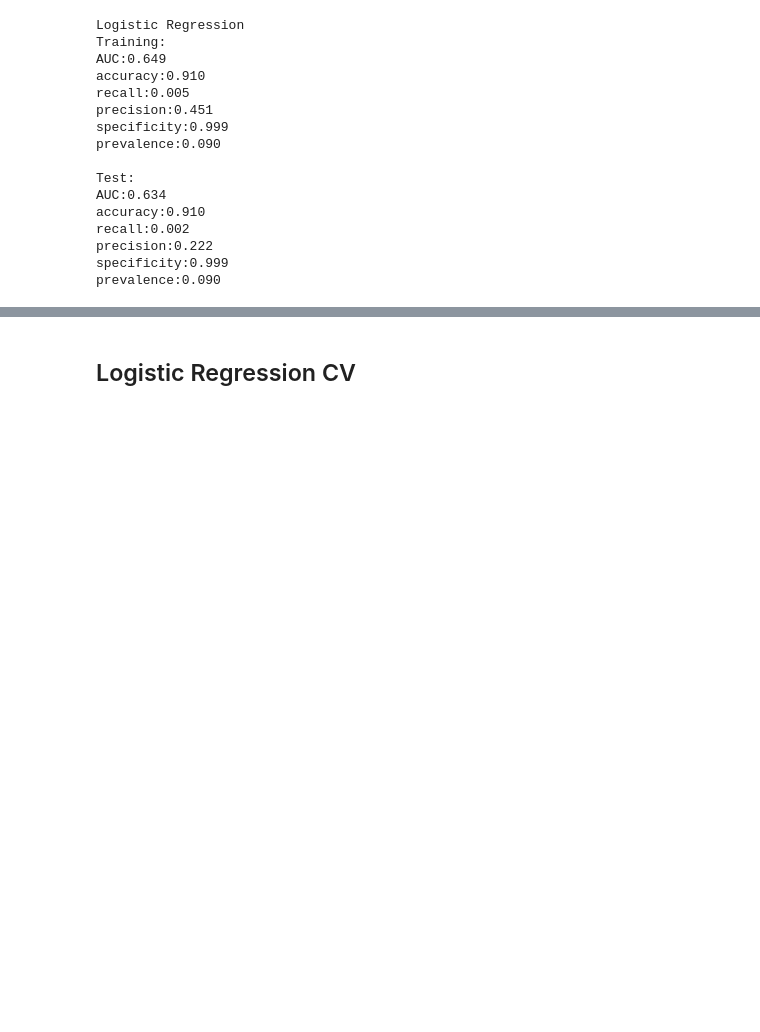
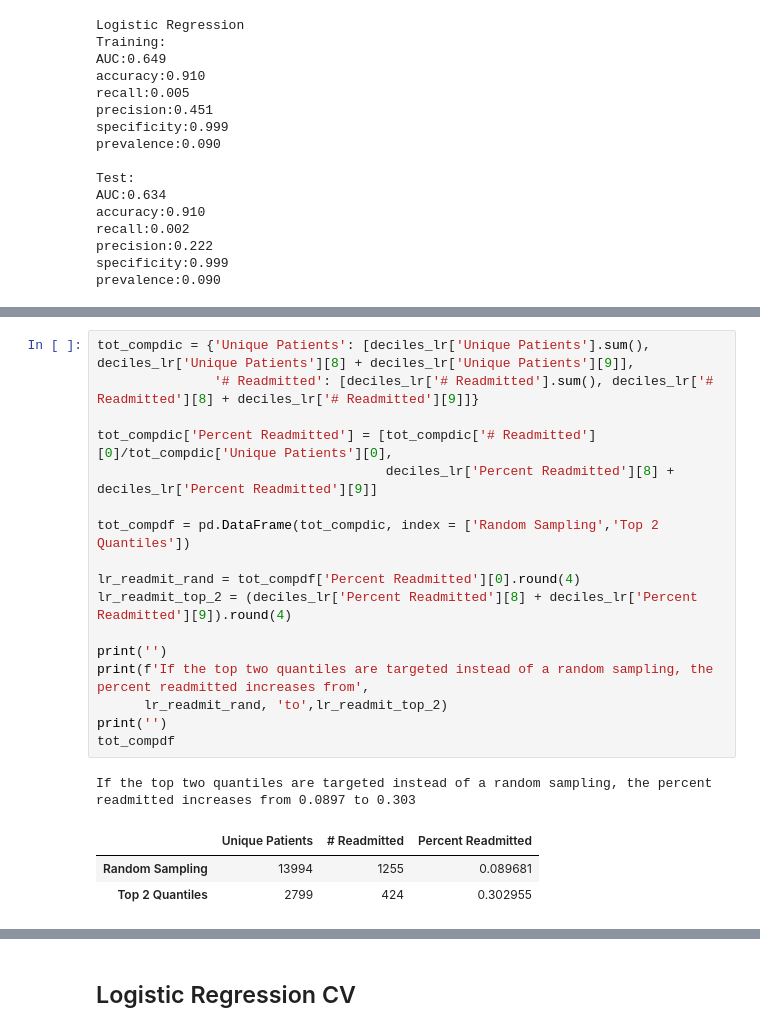
Before and after one commit to sagarwala12/HRRP, a Jupyter notebook: matt/Feature Engineering.ipynb, the cells around one changed output, grey strips where cells are left out. Drawn from its saved outputs; the diff is of its cells as text; blank space fills up the shorter version.

```diff
--- a/matt/Feature Engineering.ipynb
+++ b/matt/Feature Engineering.ipynb
@@ -455,0 +484,22 @@ prevalence:0.090
+# %%
+tot_compdic = {'Unique Patients': [deciles_lr['Unique Patients'].sum(), deciles_lr['Unique Patients'][8] + deciles_lr['Unique Patients'][9]],
+               '# Readmitted': [deciles_lr['# Readmitted'].sum(), deciles_lr['# Readmitted'][8] + deciles_lr['# Readmitted'][9]]}
+
+tot_compdic['Percent Readmitted'] = [tot_compdic['# Readmitted'][0]/tot_compdic['Unique Patients'][0],
+                                     deciles_lr['Percent Readmitted'][8] + deciles_lr['Percent Readmitted'][9]]
+
+tot_compdf = pd.DataFrame(tot_compdic, index = ['Random Sampling','Top 2 Quantiles'])
+
+lr_readmit_rand = tot_compdf['Percent Readmitted'][0].round(4)
+lr_readmit_top_2 = (deciles_lr['Percent Readmitted'][8] + deciles_lr['Percent Readmitted'][9]).round(4)
+
+print('')
+print(f'If the top two quantiles are targeted instead of a random sampling, the percent readmitted increases from',
+      lr_readmit_rand, 'to',lr_readmit_top_2)
+print('')
+tot_compdf
+# %% [output]
+If the top two quantiles are targeted instead of a random sampling, the percent readmitted increases from 0.0897 to 0.303
+|  | Unique Patients | # Readmitted | Percent Readmitted |
+| Random Sampling | 13994 | 1255 | 0.089681 |
+| Top 2 Quantiles | 2799 | 424 | 0.302955 |
```
Also changed, not shown: parts of 7 cells of this notebook.
